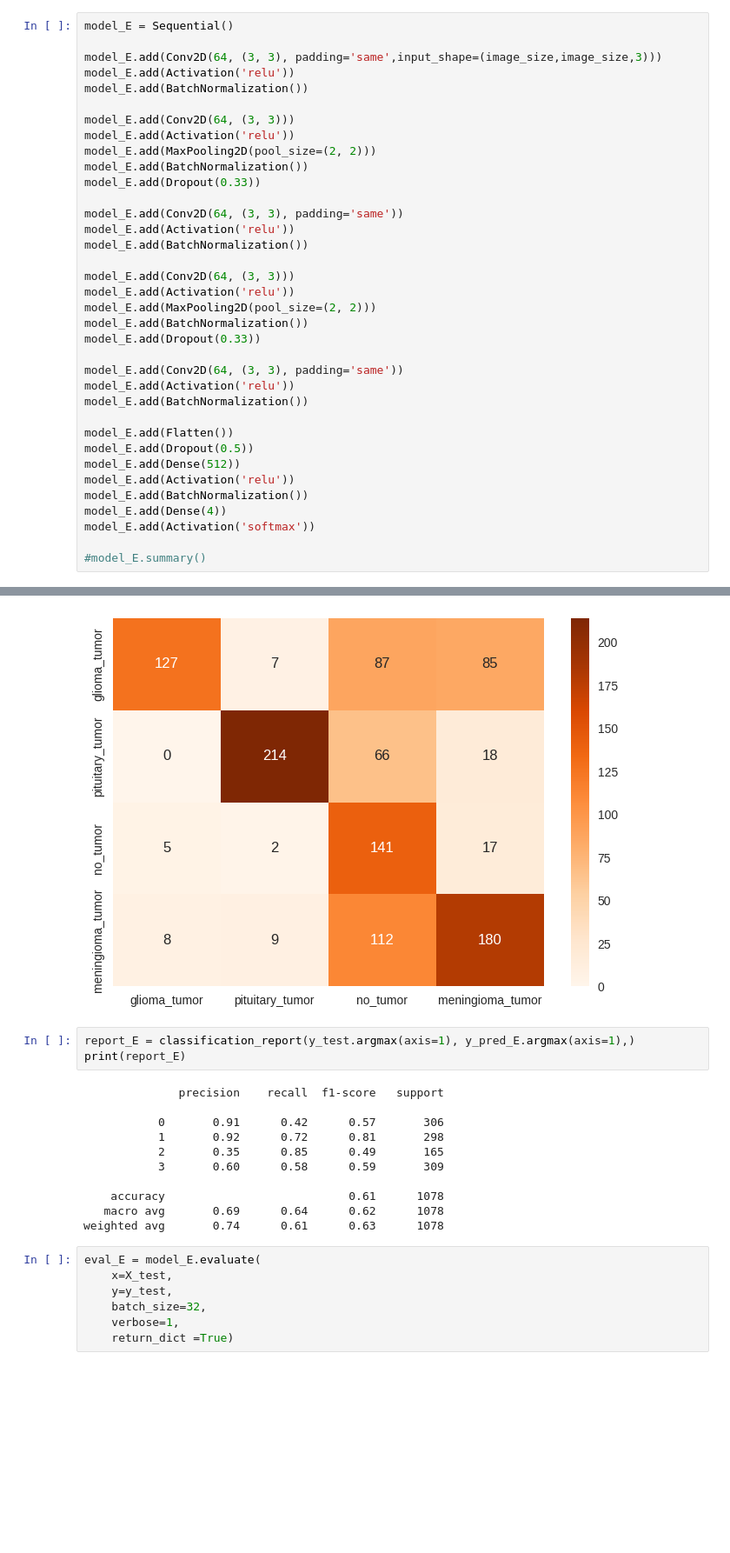
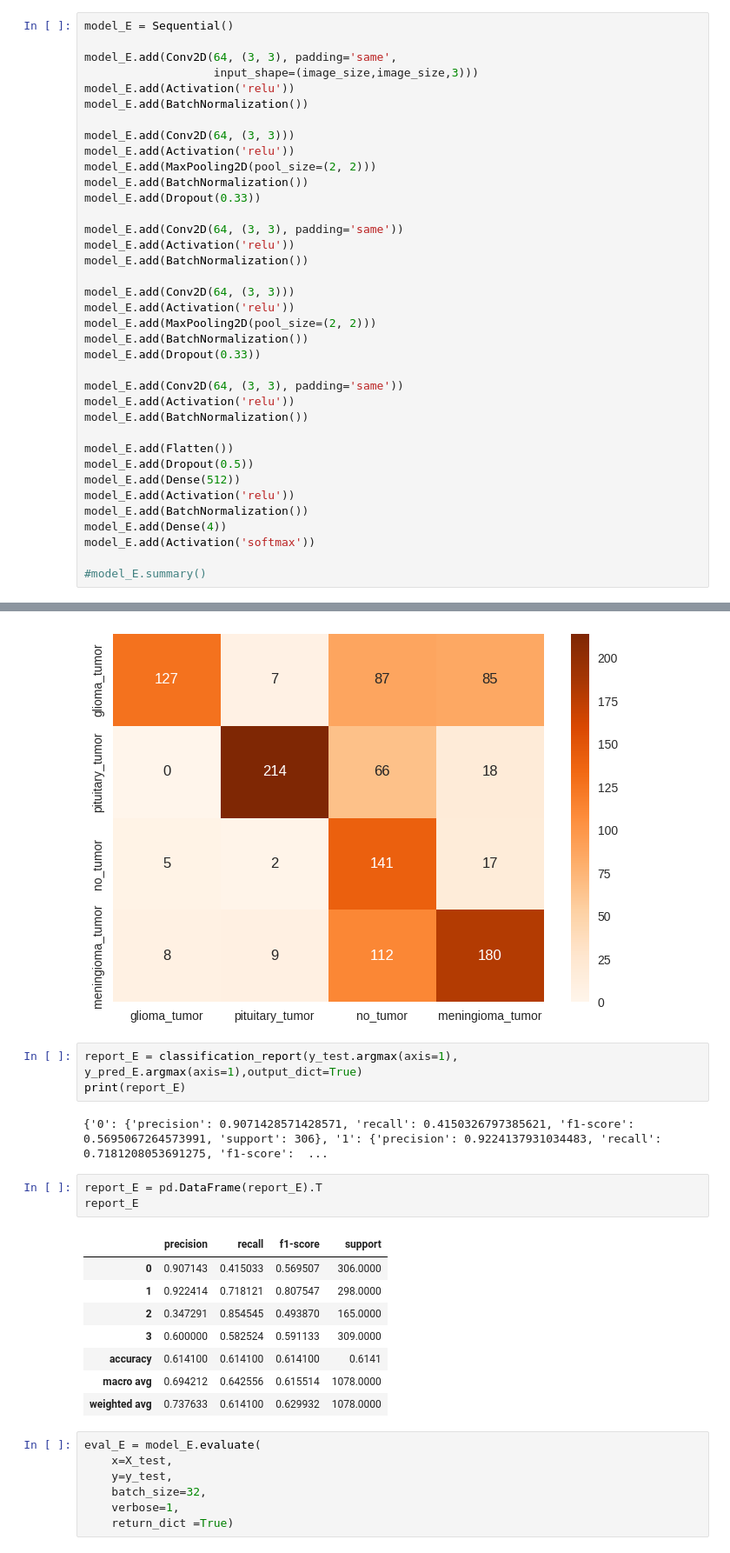
Before and after one commit to M-Woi/Group-Projects, a Jupyter notebook: brain_tumor_classification_v1.ipynb, the cells around one changed output, grey strips where cells are left out. Shown at 87% size. Saved outputs shown, nothing was run; the diff lists cells and outputs as text; blank space fills up the shorter version.

```diff
--- a/brain_tumor_classification_v1.ipynb
+++ b/brain_tumor_classification_v1.ipynb
@@ -367,7 +375,8 @@ train_data_generator = img_datagen_E.flow(X_train, y_train, batch_size=32)
 # %%
 model_E = Sequential()
 
-model_E.add(Conv2D(64, (3, 3), padding='same',input_shape=(image_size,image_size,3)))
+model_E.add(Conv2D(64, (3, 3), padding='same',
+                   input_shape=(image_size,image_size,3)))
 model_E.add(Activation('relu'))
 model_E.add(BatchNormalization())
 
@@ -481,19 +490,22 @@ sns.heatmap(CX_E, annot=True, fmt=".0f", cmap='Oranges', xticklabels = classes,
 <Axes: >
 [figure]
 # %%
-report_E = classification_report(y_test.argmax(axis=1), y_pred_E.argmax(axis=1),)
+report_E = classification_report(y_test.argmax(axis=1), y_pred_E.argmax(axis=1),output_dict=True)
 print(report_E)
 # %% [output]
-              precision    recall  f1-score   support
-
-           0       0.91      0.42      0.57       306
-           1       0.92      0.72      0.81       298
-           2       0.35      0.85      0.49       165
-           3       0.60      0.58      0.59       309
-
-    accuracy                           0.61      1078
-   macro avg       0.69      0.64      0.62      1078
-weighted avg       0.74      0.61      0.63      1078
+{'0': {'precision': 0.9071428571428571, 'recall': 0.4150326797385621, 'f1-score': 0.5695067264573991, 'support': 306}, '1': {'precision': 0.9224137931034483, 'recall': 0.7181208053691275, 'f1-score':  ...
+# %%
+report_E = pd.DataFrame(report_E).T
+report_E
+# %% [output]
+|  | precision | recall | f1-score | support |
+| 0 | 0.907143 | 0.415033 | 0.569507 | 306.0000 |
+| 1 | 0.922414 | 0.718121 | 0.807547 | 298.0000 |
+| 2 | 0.347291 | 0.854545 | 0.493870 | 165.0000 |
+| 3 | 0.600000 | 0.582524 | 0.591133 | 309.0000 |
+| accuracy | 0.614100 | 0.614100 | 0.614100 | 0.6141 |
+| macro avg | 0.694212 | 0.642556 | 0.615514 | 1078.0000 |
+| weighted avg | 0.737633 | 0.614100 | 0.629932 | 1078.0000 |
 # %%
 eval_E = model_E.evaluate(
     x=X_test,
```
Also changed, not shown: parts of 20 cells of this notebook.
